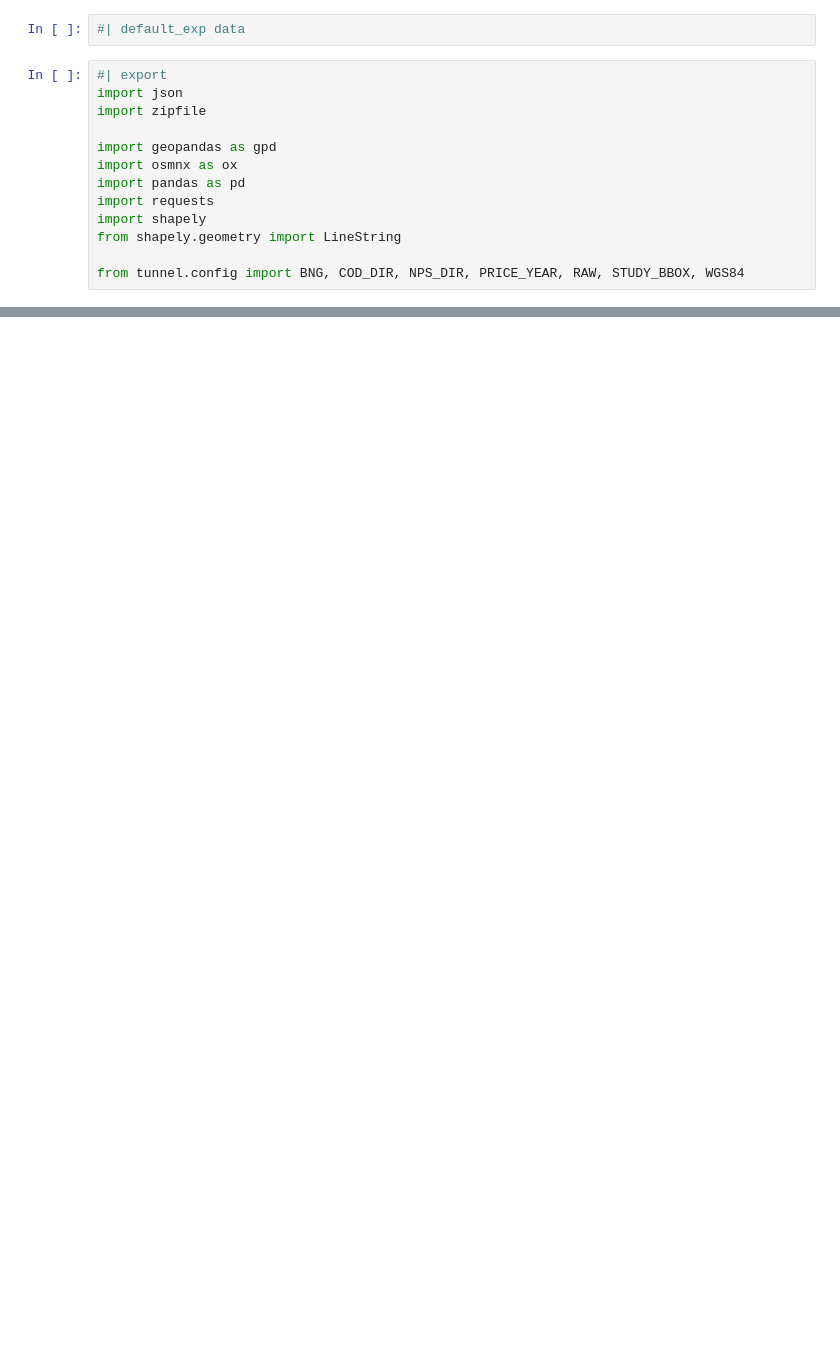
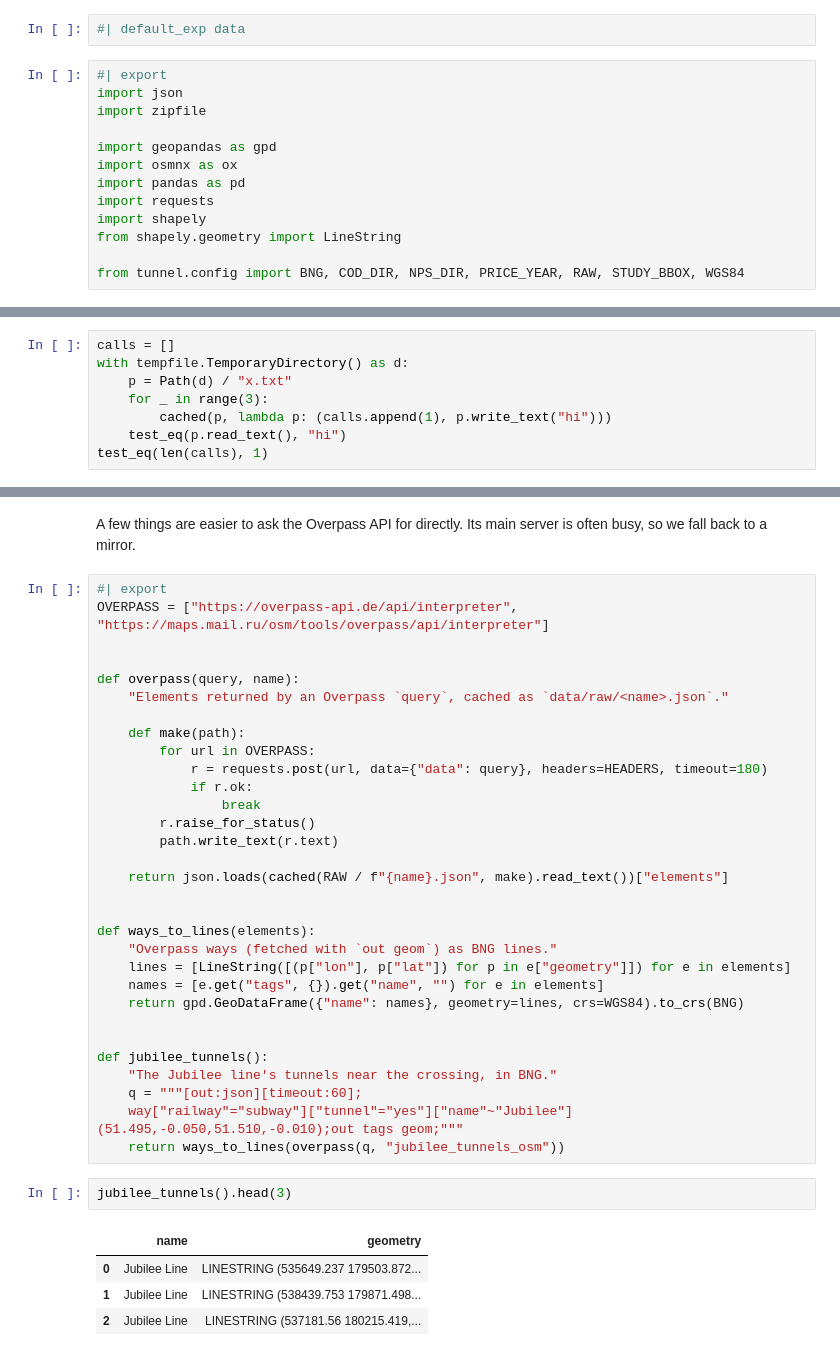
Before and after one commit to HenryDashwood/rotherhithe-to-canary-wharf-tunnel, a Jupyter notebook: nbs/01_data.ipynb, the cells around one changed output, grey strips where cells are left out. Cells and saved outputs as stored; diff of their text form; blank space fills up the shorter version.

```diff
--- a/nbs/01_data.ipynb
+++ b/nbs/01_data.ipynb
@@ -324,0 +37,8 @@ print(f"£100m in 2017 = £{real(100, 2017):.0f}m in {PRICE_YEAR}")
+# %%
+calls = []
+with tempfile.TemporaryDirectory() as d:
+    p = Path(d) / "x.txt"
+    for _ in range(3):
+        cached(p, lambda p: (calls.append(1), p.write_text("hi")))
+    test_eq(p.read_text(), "hi")
+test_eq(len(calls), 1)
@@ -324,0 +101,41 @@ print(f"£100m in 2017 = £{real(100, 2017):.0f}m in {PRICE_YEAR}")
+# %% [markdown]
+A few things are easier to ask the Overpass API for directly. Its main server is often busy, so we fall back to a
+mirror.
+# %%
+#| export
+OVERPASS = ["https://overpass-api.de/api/interpreter", "https://maps.mail.ru/osm/tools/overpass/api/interpreter"]
+
+
+def overpass(query, name):
+    "Elements returned by an Overpass `query`, cached as `data/raw/<name>.json`."
+
+    def make(path):
+        for url in OVERPASS:
+            r = requests.post(url, data={"data": query}, headers=HEADERS, timeout=180)
+            if r.ok:
+                break
+        r.raise_for_status()
+        path.write_text(r.text)
+
+    return json.loads(cached(RAW / f"{name}.json", make).read_text())["elements"]
+
+
+def ways_to_lines(elements):
+    "Overpass ways (fetched with `out geom`) as BNG lines."
+    lines = [LineString([(p["lon"], p["lat"]) for p in e["geometry"]]) for e in elements]
+    names = [e.get("tags", {}).get("name", "") for e in elements]
+    return gpd.GeoDataFrame({"name": names}, geometry=lines, crs=WGS84).to_crs(BNG)
+
+
+def jubilee_tunnels():
+    "The Jubilee line's tunnels near the crossing, in BNG."
+    q = """[out:json][timeout:60];
+    way["railway"="subway"]["tunnel"="yes"]["name"~"Jubilee"](51.495,-0.050,51.510,-0.010);out tags geom;"""
+    return ways_to_lines(overpass(q, "jubilee_tunnels_osm"))
+# %%
+jubilee_tunnels().head(3)
+# %% [output]
+|  | name | geometry |
+| 0 | Jubilee Line | LINESTRING (535649.237 179503.872... |
+| 1 | Jubilee Line | LINESTRING (538439.753 179871.498... |
+| 2 | Jubilee Line | LINESTRING (537181.56 180215.419,... |
```
Also changed, not shown: parts of 43 cells of this notebook, 18 other files.
